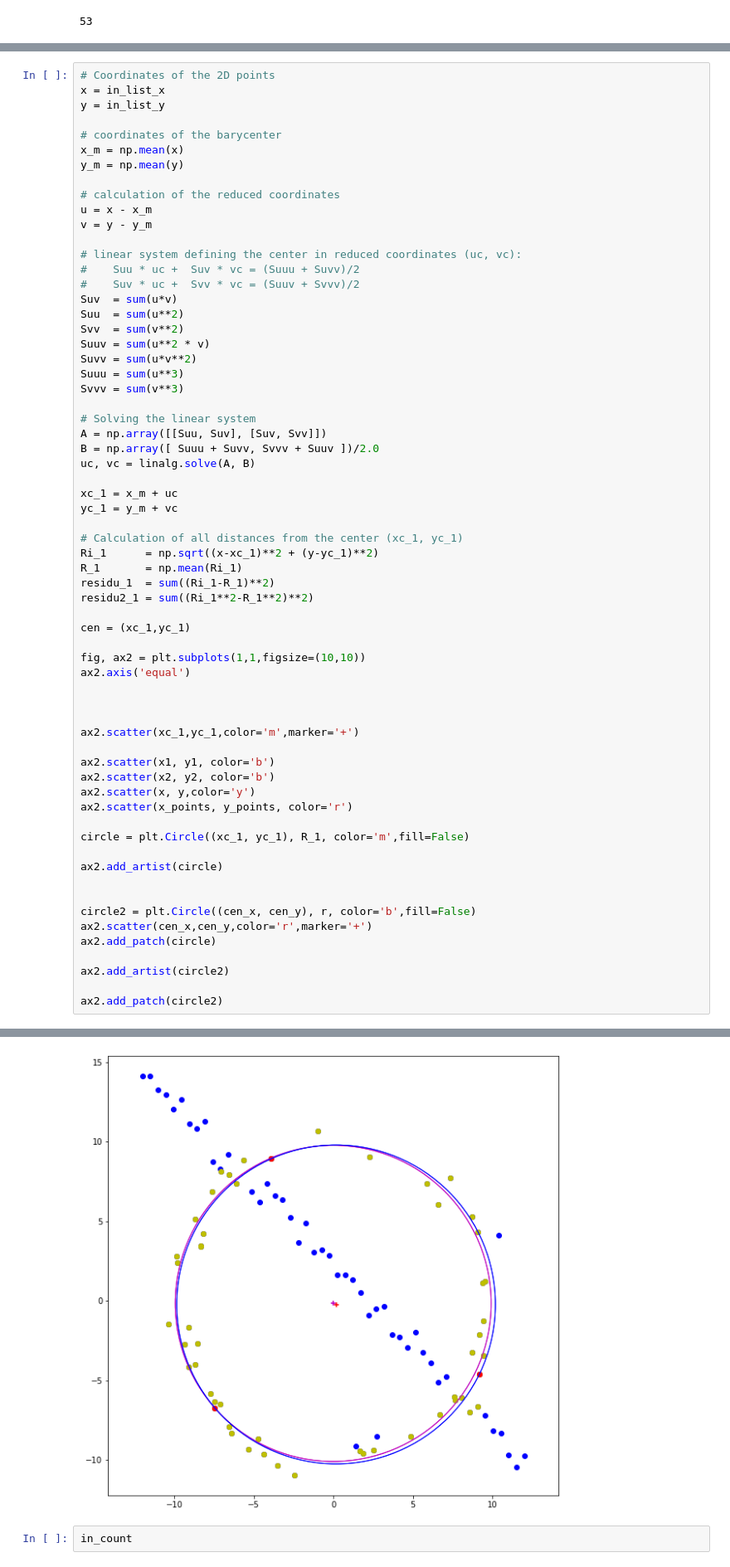
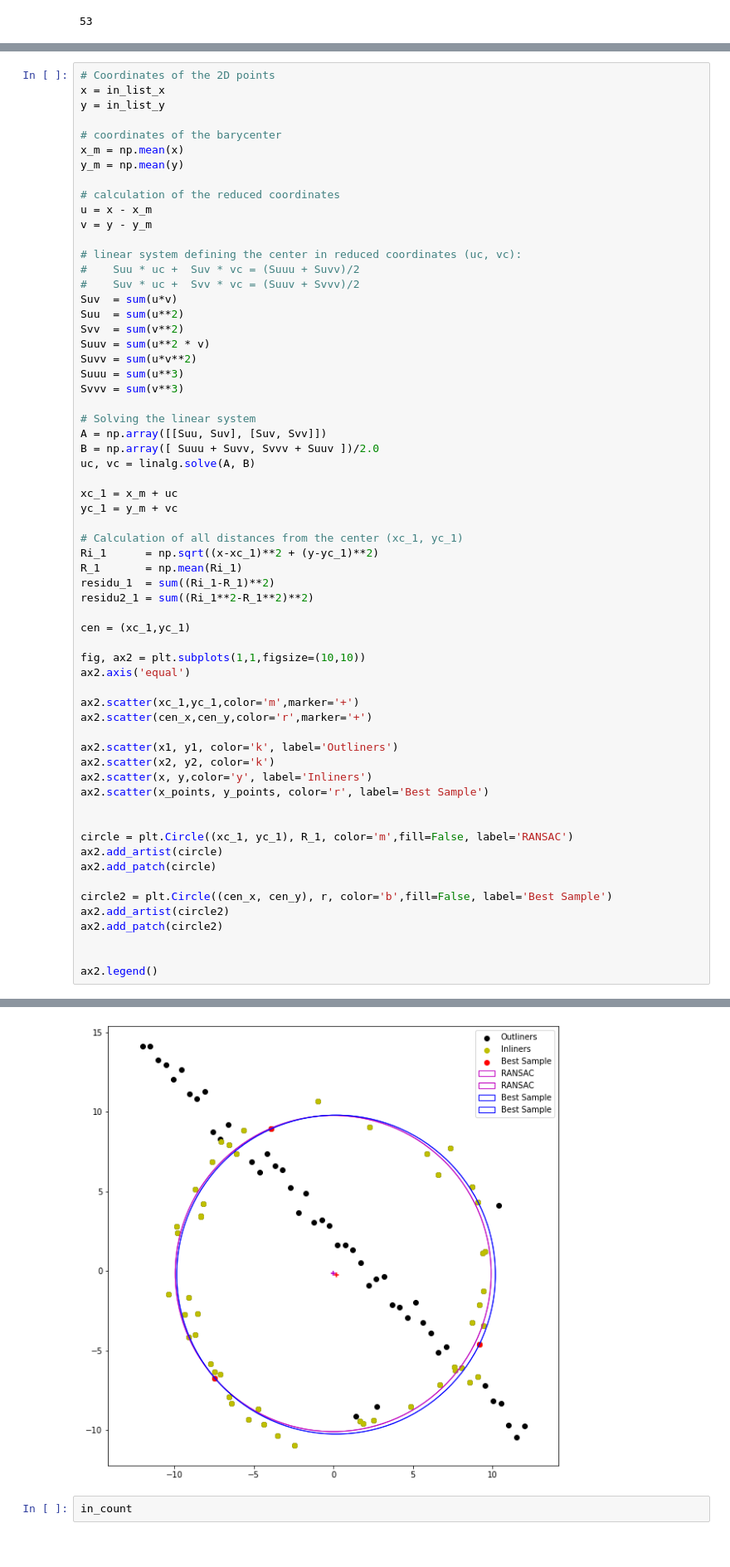
Before and after one commit to akilaabeyratne/EN2550-Assignment-2, a Jupyter notebook: Assignment2.ipynb, the cells around one changed output, grey strips where cells are left out. Shown at 83% size. Cells and saved outputs as stored; diff of their text form.

Commit message:
Added Legends(not all)

```diff
--- a/Assignment2.ipynb
+++ b/Assignment2.ipynb
@@ -143,25 +161,23 @@ cen = (xc_1,yc_1)
 fig, ax2 = plt.subplots(1,1,figsize=(10,10))
 ax2.axis('equal')
 
+ax2.scatter(xc_1,yc_1,color='m',marker='+')
+ax2.scatter(cen_x,cen_y,color='r',marker='+')
+
+ax2.scatter(x1, y1, color='k', label='Outliners')
+ax2.scatter(x2, y2, color='k')
+ax2.scatter(x, y,color='y', label='Inliners')
+ax2.scatter(x_points, y_points, color='r', label='Best Sample')
 
 
-ax2.scatter(xc_1,yc_1,color='m',marker='+')
+circle = plt.Circle((xc_1, yc_1), R_1, color='m',fill=False, label='RANSAC')
+ax2.add_artist(circle)
+ax2.add_patch(circle)
 
-ax2.scatter(x1, y1, color='b')
-ax2.scatter(x2, y2, color='b')
-ax2.scatter(x, y,color='y')
-ax2.scatter(x_points, y_points, color='r')
-
-circle = plt.Circle((xc_1, yc_1), R_1, color='m',fill=False)
-
-ax2.add_artist(circle)
+circle2 = plt.Circle((cen_x, cen_y), r, color='b',fill=False, label='Best Sample')
+ax2.add_artist(circle2)
+ax2.add_patch(circle2)
 
 
-circle2 = plt.Circle((cen_x, cen_y), r, color='b',fill=False)
-ax2.scatter(cen_x,cen_y,color='r',marker='+')
-ax2.add_patch(circle)
-
-ax2.add_artist(circle2)
-
-ax2.add_patch(circle2)
+ax2.legend()
 # %% [output]
@@ -169,4 +185,4 @@ ax2.add_patch(circle2)
-[figure, old version]
+[figure, new version]
 # %%
 in_count
 # %% [output]
```
Also changed, not shown: parts of 3 cells of this notebook.
